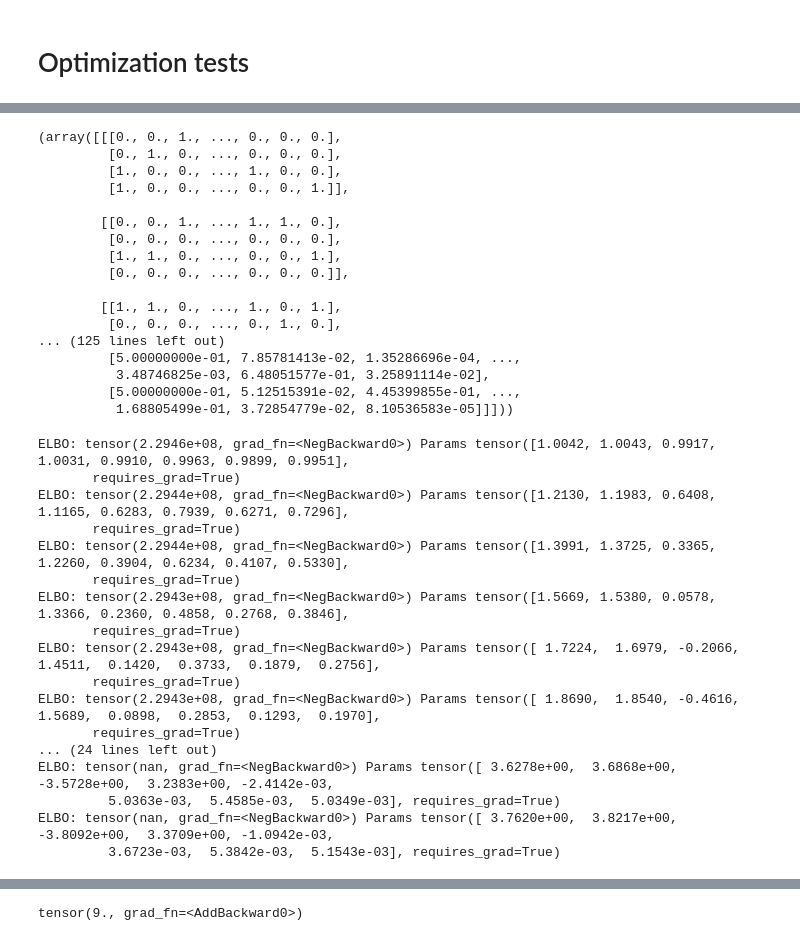
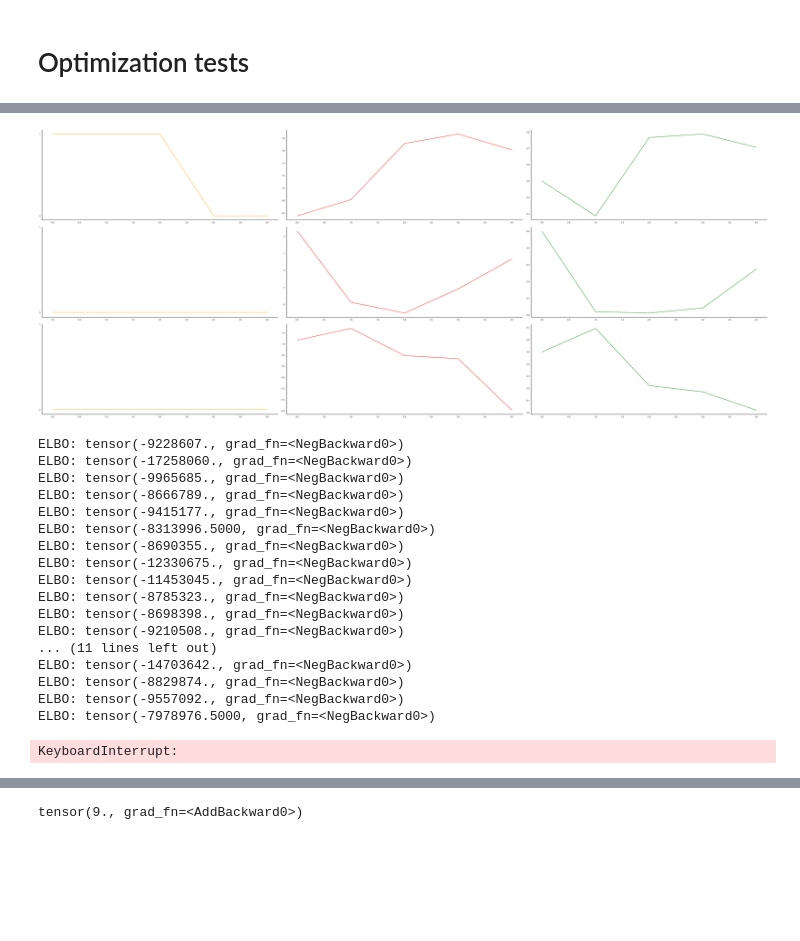
Before and after one commit to LinusBleistein/binary_ts, a Jupyter notebook: torch_structured_optim.ipynb, the cells around one changed output, grey strips where cells are left out. Cells and saved outputs as stored; diff of their text form; code cells hidden in the pictures; blank space fills up the shorter version.

```diff
--- a/torch_structured_optim.ipynb
+++ b/torch_structured_optim.ipynb
@@ -405,40 +478,25 @@ bints = BinaryTS(d=4)
 # %%
-bints.sample(N=1000,T=100)
+bints.snapshot(N=2,T=5)
 # %% [output]
-(array([[[0., 0., 1., ..., 0., 0., 0.],
-         [0., 1., 0., ..., 0., 0., 0.],
-         [1., 0., 0., ..., 1., 0., 0.],
-         [1., 0., 0., ..., 0., 0., 1.]],
-
-        [[0., 0., 1., ..., 1., 1., 0.],
-         [0., 0., 0., ..., 0., 0., 0.],
-         [1., 1., 0., ..., 0., 0., 1.],
-         [0., 0., 0., ..., 0., 0., 0.]],
-
-        [[1., 1., 0., ..., 1., 0., 1.],
-         [0., 0., 0., ..., 0., 1., 0.],
-... (125 lines left out)
-         [5.00000000e-01, 7.85781413e-02, 1.35286696e-04, ...,
-          3.48746825e-03, 6.48051577e-01, 3.25891114e-02],
-         [5.00000000e-01, 5.12515391e-02, 4.45399855e-01, ...,
-          1.68805499e-01, 3.72854779e-02, 8.10536583e-05]]]))
+[figure, added]
 # %%
-bints.v_step(max_iter = 1000)
+bints.v_step(max_iter = 300)
 # %% [output]
-ELBO: tensor(2.2946e+08, grad_fn=<NegBackward0>) Params tensor([1.0042, 1.0043, 0.9917, 1.0031, 0.9910, 0.9963, 0.9899, 0.9951],
-       requires_grad=True)
-ELBO: tensor(2.2944e+08, grad_fn=<NegBackward0>) Params tensor([1.2130, 1.1983, 0.6408, 1.1165, 0.6283, 0.7939, 0.6271, 0.7296],
-       requires_grad=True)
-ELBO: tensor(2.2944e+08, grad_fn=<NegBackward0>) Params tensor([1.3991, 1.3725, 0.3365, 1.2260, 0.3904, 0.6234, 0.4107, 0.5330],
-       requires_grad=True)
-ELBO: tensor(2.2943e+08, grad_fn=<NegBackward0>) Params tensor([1.5669, 1.5380, 0.0578, 1.3366, 0.2360, 0.4858, 0.2768, 0.3846],
-       requires_grad=True)
-ELBO: tensor(2.2943e+08, grad_fn=<NegBackward0>) Params tensor([ 1.7224,  1.6979, -0.2066,  1.4511,  0.1420,  0.3733,  0.1879,  0.2756],
-       requires_grad=True)
-ELBO: tensor(2.2943e+08, grad_fn=<NegBackward0>) Params tensor([ 1.8690,  1.8540, -0.4616,  1.5689,  0.0898,  0.2853,  0.1293,  0.1970],
-       requires_grad=True)
-... (24 lines left out)
-ELBO: tensor(nan, grad_fn=<NegBackward0>) Params tensor([ 3.6278e+00,  3.6868e+00, -3.5728e+00,  3.2383e+00, -2.4142e-03,
-         5.0363e-03,  5.4585e-03,  5.0349e-03], requires_grad=True)
-ELBO: tensor(nan, grad_fn=<NegBackward0>) Params tensor([ 3.7620e+00,  3.8217e+00, -3.8092e+00,  3.3709e+00, -1.0942e-03,
-         3.6723e-03,  5.3842e-03,  5.1543e-03], requires_grad=True)
+ELBO: tensor(-9228607., grad_fn=<NegBackward0>)
+ELBO: tensor(-17258060., grad_fn=<NegBackward0>)
+ELBO: tensor(-9965685., grad_fn=<NegBackward0>)
+ELBO: tensor(-8666789., grad_fn=<NegBackward0>)
+ELBO: tensor(-9415177., grad_fn=<NegBackward0>)
+ELBO: tensor(-8313996.5000, grad_fn=<NegBackward0>)
+ELBO: tensor(-8690355., grad_fn=<NegBackward0>)
+ELBO: tensor(-12330675., grad_fn=<NegBackward0>)
+ELBO: tensor(-11453045., grad_fn=<NegBackward0>)
+ELBO: tensor(-8785323., grad_fn=<NegBackward0>)
+ELBO: tensor(-8698398., grad_fn=<NegBackward0>)
+ELBO: tensor(-9210508., grad_fn=<NegBackward0>)
+... (11 lines left out)
+ELBO: tensor(-14703642., grad_fn=<NegBackward0>)
+ELBO: tensor(-8829874., grad_fn=<NegBackward0>)
+ELBO: tensor(-9557092., grad_fn=<NegBackward0>)
+ELBO: tensor(-7978976.5000, grad_fn=<NegBackward0>)
+KeyboardInterrupt:
```
Also changed, not shown: parts of 32 cells of this notebook.
